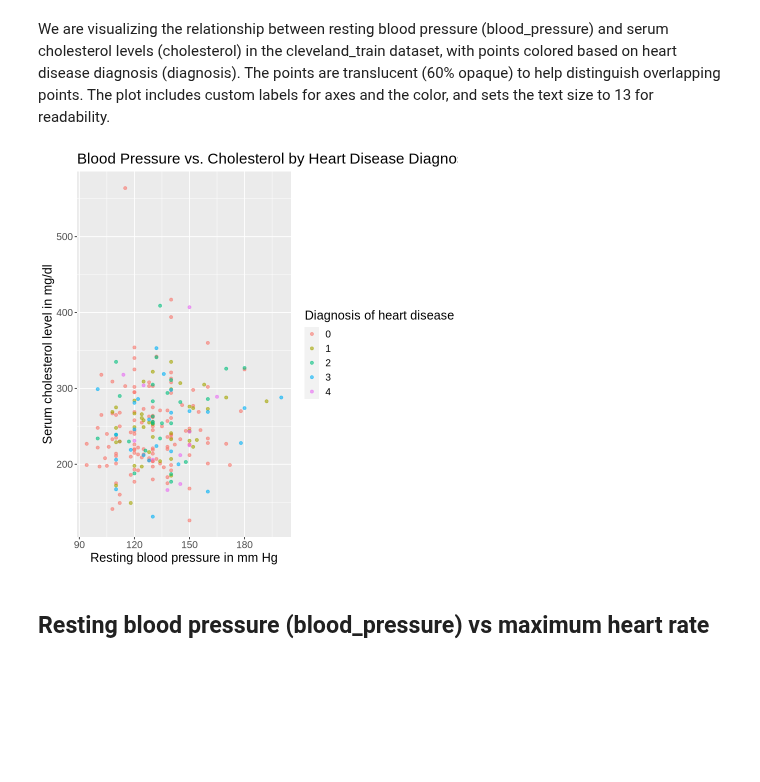
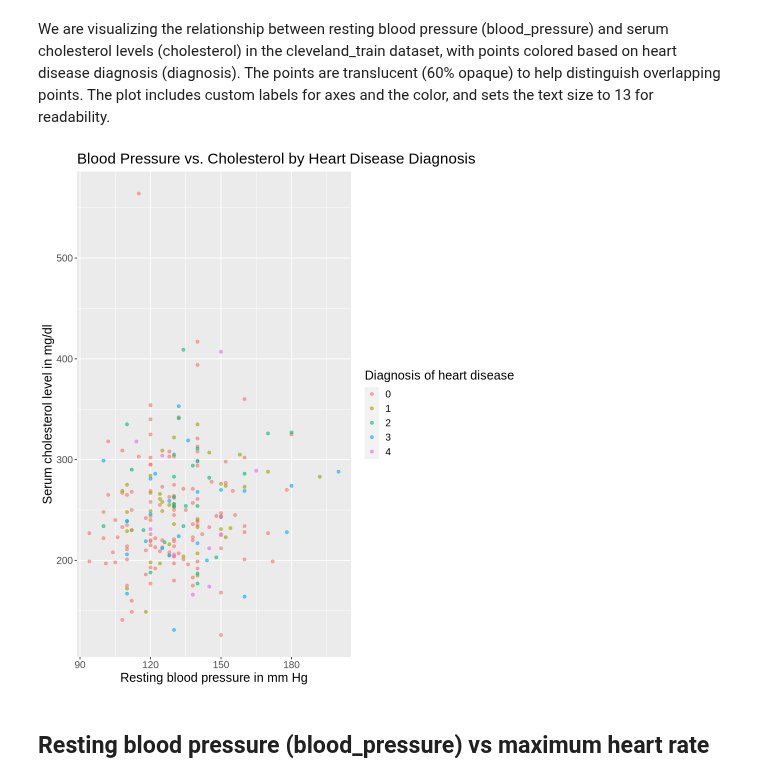
Before and after one commit to Git-Aarya/Heart-Disease-Predictor, a Jupyter notebook: project_proposal_analysis.ipynb, the cells around one changed output. Saved outputs shown, nothing was run; the diff lists cells and outputs as text; code cells hidden in the pictures; blank space fills up the shorter version.

Commit message:
Changed the plot sizes

```diff
--- a/project_proposal_analysis.ipynb
+++ b/project_proposal_analysis.ipynb
@@ -165,16 +165,17 @@ A tibble: 5 × 4
 # %% [markdown]
 We are visualizing the relationship between resting blood pressure (blood_pressure) and serum cholesterol levels (cholesterol) in the cleveland_train dataset, with points colored based on heart disease diagnosis (diagnosis). The points are translucent (60% opaque) to help distinguish overlapping points. The plot includes custom labels for axes and the color, and sets the text size to 13 for readability.
 # %%
+options(repr.plot.height = 9, repr.plot.width = 8)
 rbp_chol_plot <- ggplot(cleveland_train, aes(x = blood_pressure, y = cholesterol, color = diagnosis)) +
                 geom_point(alpha = 0.6) +
                 labs(x = "Resting blood pressure in mm Hg",
                      y = "Serum cholesterol level in mg/dl",
                      color = "Diagnosis of heart disease",
                     title = "Blood Pressure vs. Cholesterol by Heart Disease Diagnosis") +
                 theme(text = element_text(size = 15))
 rbp_chol_plot
 # %% [output]
-[figure, old version]
+[figure, new version]
 # %% [markdown]
 ## Resting blood pressure (blood_pressure) vs maximum heart rate
 # %% [markdown]
```
Also changed, not shown: parts of 3 cells of this notebook.
